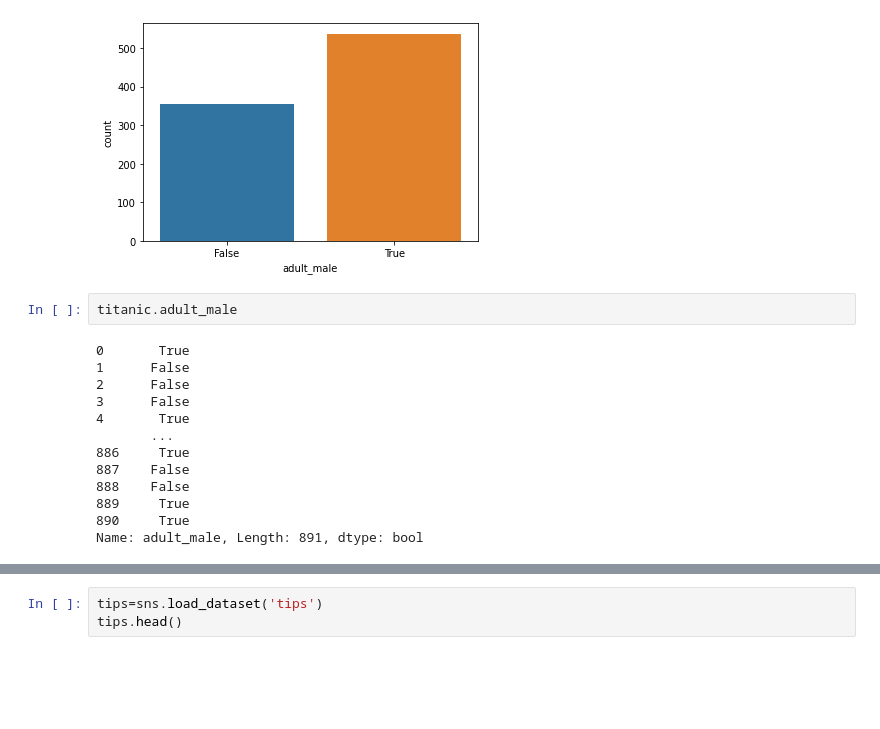
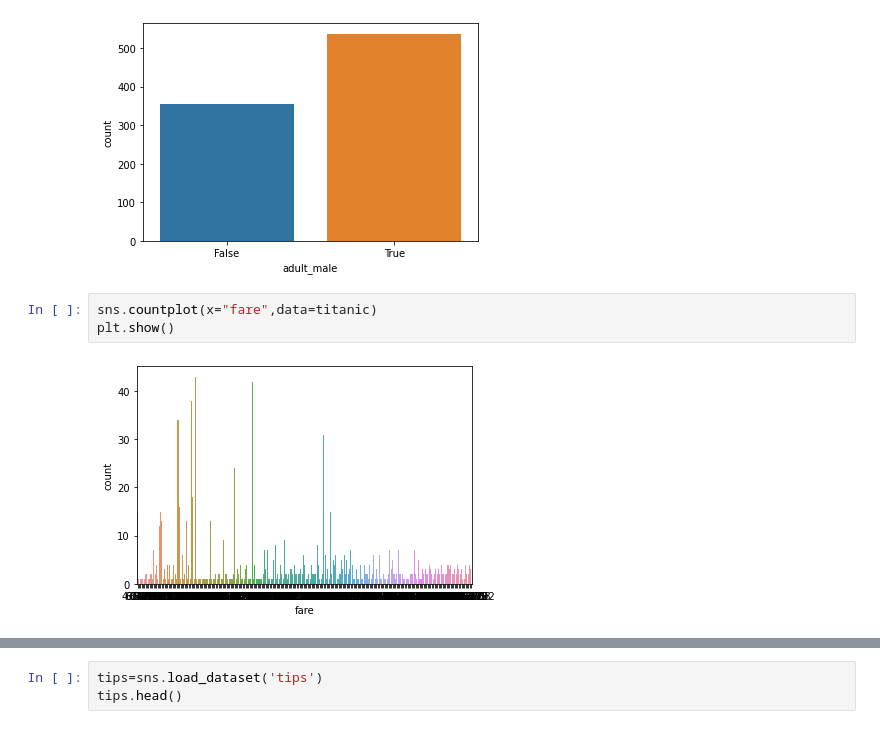
Before and after one commit to 1801310khm/knu_bdna_2022, a Jupyter notebook: 김현민_5강.ipynb, the cells around one changed output, grey strips where cells are left out. Saved outputs shown, nothing was run; the diff lists cells and outputs as text; blank space fills up the shorter version.

```diff
--- a/김현민_5강.ipynb
+++ b/김현민_5강.ipynb
@@ -286,18 +301,8 @@ sns.countplot(x="adult_male",data=titanic)
 plt.show()
 # %% [output]
 [figure]
-# %%
-titanic.adult_male
-# %% [output]
-0       True
-1      False
-2      False
-3      False
-4       True
-       ...
-886     True
-887    False
-888    False
-889     True
-890     True
-Name: adult_male, Length: 891, dtype: bool
+# %%
+sns.countplot(x="fare",data=titanic)
+plt.show()
+# %% [output]
+[figure, added]
```
Also changed, not shown: parts of 2 cells of this notebook.
